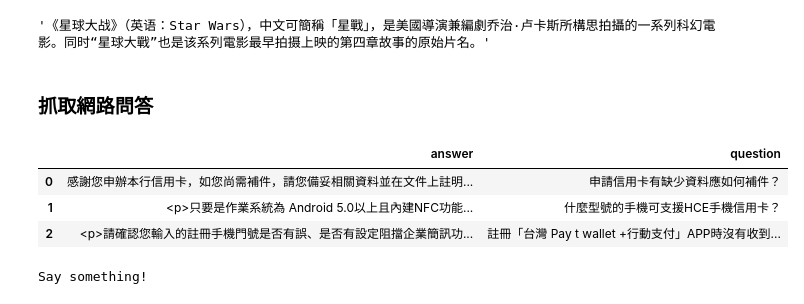
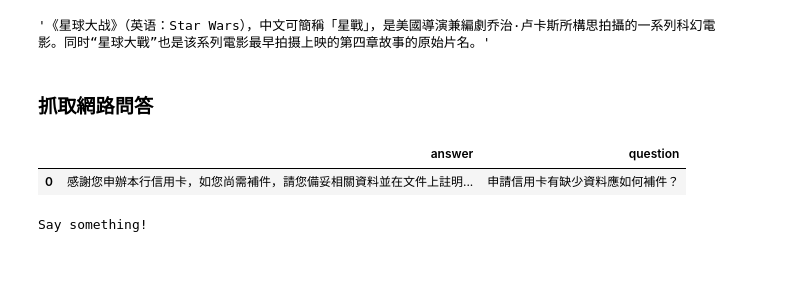
Before and after one commit to ywchiu/fubonpy, a Jupyter notebook: Demo20171225.ipynb, the cells around one changed output. Drawn from its saved outputs; the diff is of its cells as text; code cells hidden in the pictures; blank space fills up the shorter version.

```diff
--- a/Demo20171225.ipynb
+++ b/Demo20171225.ipynb
@@ -871,12 +867,10 @@ for item in soup.select('item'):
 # %%
 import pandas
 df = pandas.DataFrame(qa)
-df.head(3)
+df.head(1)
 # %% [output]
 |  | answer | question |
 | 0 | 感謝您申辦本行信用卡，如您尚需補件，請您備妥相關資料並在文件上註明... | 申請信用卡有缺少資料應如何補件？ |
-| 1 | <p>只要是作業系統為 Android 5.0以上且內建NFC功能... | 什麼型號的手機可支援HCE手機信用卡？ |
-| 2 | <p>請確認您輸入的註冊手機門號是否有誤、是否有設定阻擋企業簡訊功... | 註冊「台灣 Pay t wallet +行動支付」APP時沒有收到... |
 # %%
 import jieba
 corpus = [' '.join(jieba.cut('信用卡有缺資料, 請問應如何補件'))]
```
Also changed, not shown: parts of 2 cells of this notebook.
